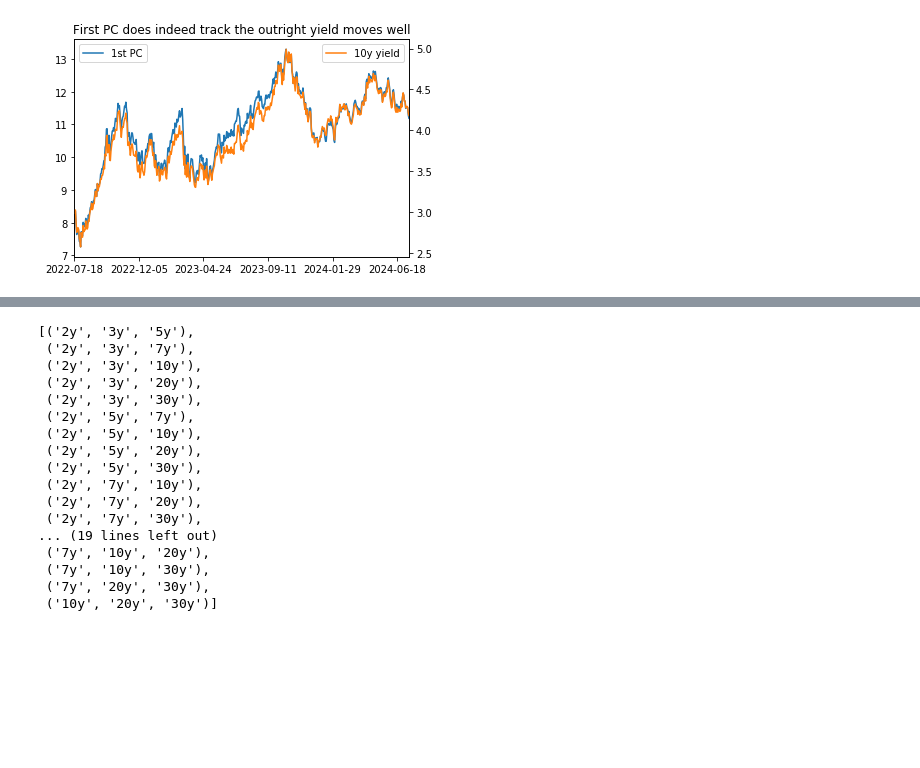
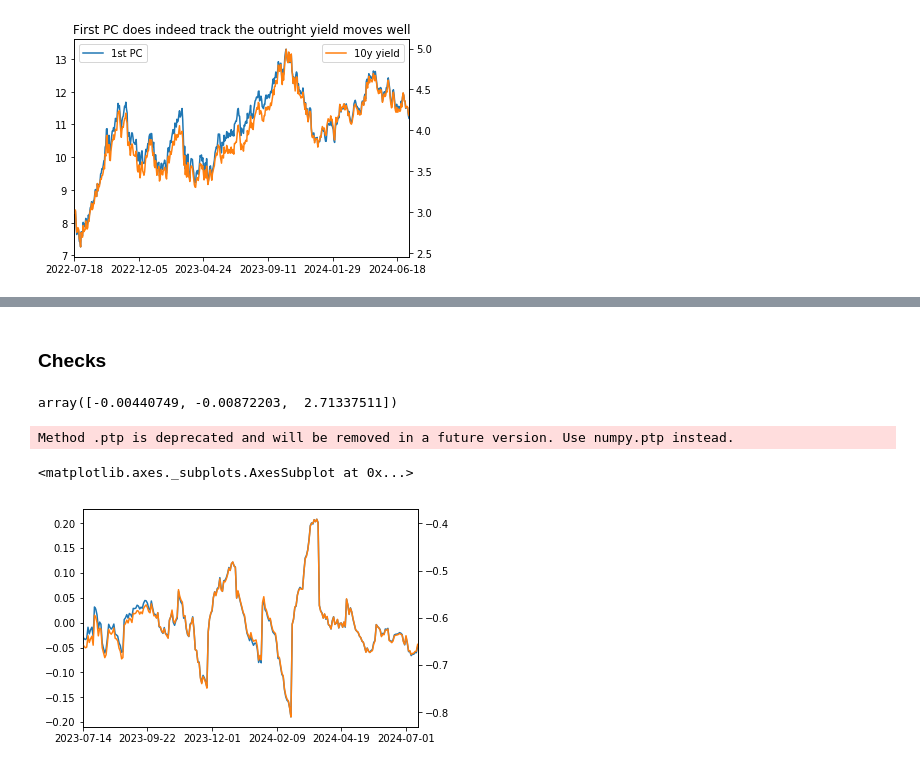
Before and after one commit to haohaom1/butterfly-rv, a Jupyter notebook: regression analysis.ipynb, the cells around one changed output, grey strips where cells are left out. Saved outputs shown, nothing was run; the diff lists cells and outputs as text; code cells hidden in the pictures; blank space fills up the shorter version.

Commit message:
added final comments and checks

```diff
--- a/regression analysis.ipynb
+++ b/regression analysis.ipynb
@@ -316,20 +33,25 @@ from itertools import combinations
-# %%
-list(combinations(df.columns, 3))
-# %% [output]
-[('2y', '3y', '5y'),
- ('2y', '3y', '7y'),
- ('2y', '3y', '10y'),
- ('2y', '3y', '20y'),
- ('2y', '3y', '30y'),
- ('2y', '5y', '7y'),
- ('2y', '5y', '10y'),
- ('2y', '5y', '20y'),
- ('2y', '5y', '30y'),
- ('2y', '7y', '10y'),
- ('2y', '7y', '20y'),
- ('2y', '7y', '30y'),
-... (19 lines left out)
- ('7y', '10y', '20y'),
- ('7y', '10y', '30y'),
- ('7y', '20y', '30y'),
- ('10y', '20y', '30y')]
+# %% [markdown]
+### Checks
+# %%
+# check pca
+my_df = benchmark_curve.loc['2023-07-14':, ['2y', '7y', '10y']]
+my_pca = PCA(n_components=3)
+my_pca.fit_transform(my_df.diff().dropna())
+my_weights = np.array([-0.35, 2, -1.8])
+
+# first two elements should be 0
+my_weights.T @ my_pca.components_.T
+# %% [output]
+array([-0.00440749, -0.00872203,  2.71337511])
+# %%
+# check OLS
+Y = 2 * my_df['7y'] - my_df['10y'] - my_df['2y']
+X = pd.concat([my_df['7y'], my_df['10y'] - my_df['2y']], axis=1)
+X = sm.add_constant(X)
+ols = sm.OLS(Y, X).fit()
+ax = ols.resid.plot()
+(2 * my_df['7y'] - 1.6 * my_df['10y'] - 0.5 * my_df['2y']).plot(secondary_y=True, ax=ax)
+# %% [output]
+Method .ptp is deprecated and will be removed in a future version. Use numpy.ptp instead.
+<matplotlib.axes._subplots.AxesSubplot at 0x...>
+[figure, added]
```
Also changed, not shown: parts of 31 cells of this notebook, 2 other files.
